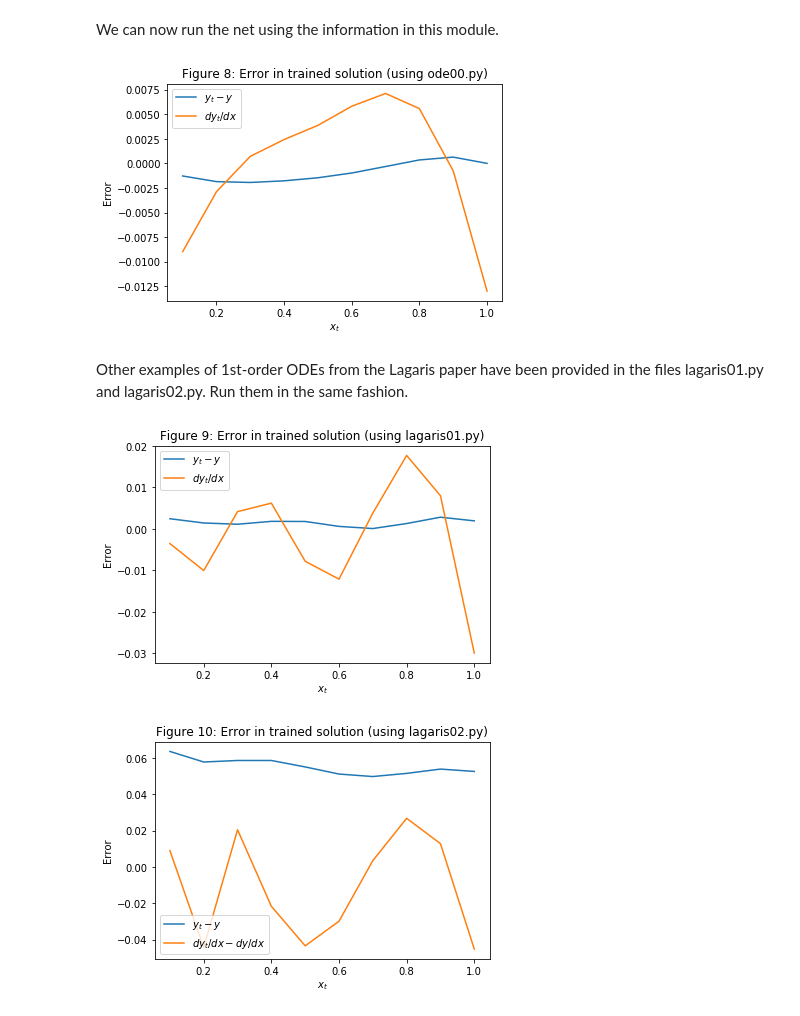
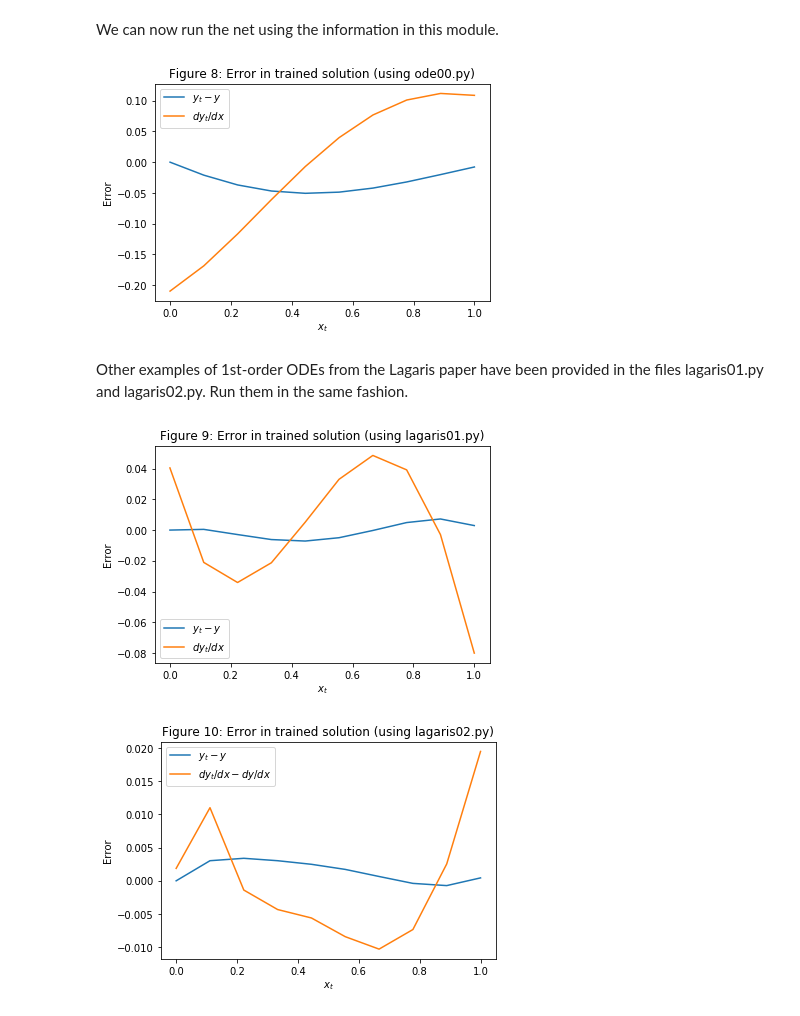
Before and after one commit to elwinter/nnode, a Jupyter notebook: nnode1.ipynb, the cells around one changed output. Saved outputs shown, nothing was run; the diff lists cells and outputs as text; code cells hidden in the pictures.

Commit message:
Switched default and example analyses to use endpoints, so results can be compared to those in Lagaris et al.

```diff
--- a/nnode1.ipynb
+++ b/nnode1.ipynb
@@ -338,7 +338,7 @@ For the purposes of this example, an evenly-spaced set of training points will b
 # %%
 nt = 10
-dx = (xmax - xmin) / nt
-xt = np.arange(xmin, xmax, dx) + dx
+dx = (xmax - xmin) / (nt - 1)
+xt = [xmin + i * dx for i in range(nt)]
 # %% [markdown]
 Note that repeated runs of the same ODE will usually result in slightly different solutions, due to the random number generator. To ensure repeatable results, seed the random number generator with a fixed value before each run.
 # %% [markdown]
@@ -454,14 +454,14 @@ plt.ylabel('Error')
 plt.legend()
 plt.title("Figure 8: Error in trained solution (using ode00.py)");
 # %% [output]
-[figure, old version]
+[figure, new version]
 # %% [markdown]
 Other examples of 1st-order ODEs from the Lagaris paper have been provided in the files lagaris01.py and lagaris02.py. Run them in the same fashion.
 # %%
 np.random.seed(0)
 import lagaris01
 (yt, dyt_dx) = nnode1(xt, lagaris01.F, lagaris01.dF_dy,
-                      lagaris01.d2F_dy2, lagaris01.ymin, nhid = 40)
+                      lagaris01.d2F_dy2, lagaris01.ymin, nhid = 30)
 y = np.zeros(nt)
 dy_dx = np.zeros(nt)
 for i in range(nt):
@@ -474,22 +474,22 @@ plt.ylabel('Error')
 plt.legend()
 plt.title("Figure 9: Error in trained solution (using lagaris01.py)");
 # %% [output]
-[figure, old version]
+[figure, new version]
 # %%
 np.random.seed(0)
 import lagaris02
 (yt, dyt_dx) = nnode1(xt, lagaris02.F, lagaris02.dF_dy, lagaris02.d2F_dy2,
-                      lagaris02.ymin, nhid = 40)
+                      lagaris02.ymin, nhid = 30)
 y = np.zeros(nt)
 dy_dx = np.zeros(nt)
 for i in range(nt):
     y[i] = lagaris02.ya(xt[i])
     dy_dx[i] = lagaris02.dya_dx(xt[i])
 plt.plot(xt, yt - y, label = "$y_t-y$")
 plt.plot(xt, dyt_dx - dy_dx, label = "$dy_t/dx - dy/dx$")
 plt.xlabel('$x_t$')
 plt.ylabel('Error')
 plt.legend()
 plt.title("Figure 10: Error in trained solution (using lagaris02.py)");
 # %% [output]
-[figure, old version]
+[figure, new version]
```
Also changed, not shown: parts of 6 cells of this notebook, 5 other files.
